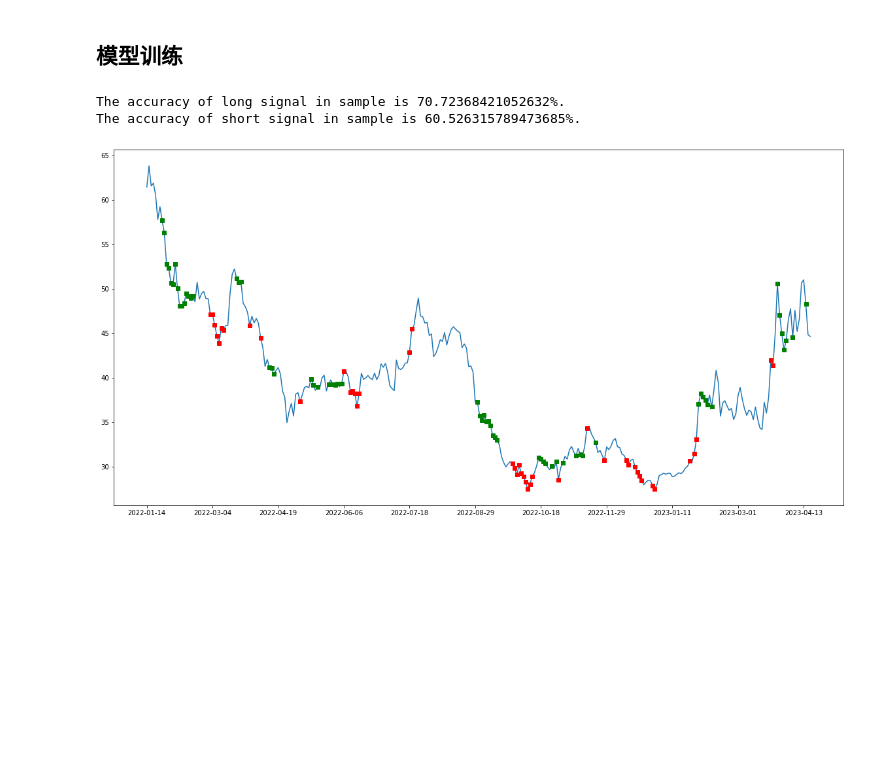
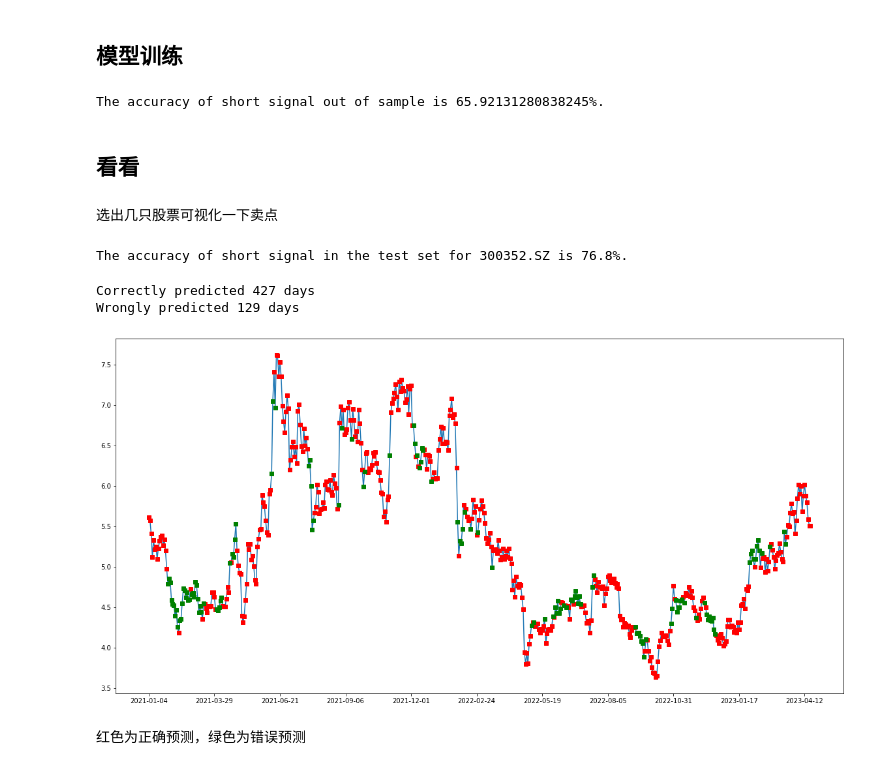
Before and after one commit to ypan-code/factors, a Jupyter notebook: SVM择时.ipynb, the cells around one changed output. Drawn from its saved outputs; the diff is of its cells as text; code cells hidden in the pictures; blank space fills up the shorter version.

```diff
--- a/SVM择时.ipynb
+++ b/SVM择时.ipynb
@@ -53,0 +199,5 @@ features = ['boll', 'macd', 'price_rank_1_months']
+# %%
+# 分割训练集与测试集
+train = data[data.index.get_level_values('date') < '2021-01-01']
+test = data[data.index.get_level_values('date') >= '2021-01-01']
+train.head()
@@ -54,18 +212,8 @@ features = ['boll', 'macd', 'price_rank_1_months']
 # %%
-# 提取布林特征，macd特征
-data = raw_data[features + ['label_long', 'label_short']]
-data = data.dropna()
-# 标准化
-data[features] = (data[features] - data[features].mean()) / data[features].std()
-# 分割训练集与测试集
-train = data[:int(len(data) * 0.8)]
-test = data[int(len(data) * 0.8):]
 # 生成训练集和测试集的特征和标签
-train_x = train.drop(['label_long', 'label_short'], axis = 1)
-train_y_long = train['label_long']
+train_x = train.drop(['label_short'], axis = 1)
 train_y_short = train['label_short']
-test_x = test.drop(['label_long', 'label_short'], axis = 1)
-test_y_long = test['label_long']
+test_x = test.drop(['label_short'], axis = 1)
 test_y_short = test['label_short']
 # %% [markdown]
 ## 模型训练
@@ -73,32 +221,51 @@ test_y_short = test['label_short']
 # 导入SVM模型
 from sklearn import svm
 # 建立模型
-model_long = svm.SVC()
 model_short = svm.SVC()
 # 训练模型
-model_long.fit(train_x, train_y_long)
 model_short.fit(train_x, train_y_short)
 # 预测300571.SZ的涨跌
-pred_long = model_long.predict(test_x)
 pred_short = model_short.predict(test_x)
 # 评估
 from sklearn.metrics import accuracy_score
-print('The accuracy of long signal in sample is ' + str(accuracy_score(test_y_long, pred_long) * 100) + '%.')
-print('The accuracy of short signal in sample is ' + str(accuracy_score(test_y_short, pred_short) * 100) + '%.')
+print('The accuracy of signal out of sample is ' + str(accuracy_score(test_y_short, pred_short) * 100) + '%.')
 # %% [output]
-The accuracy of long signal in sample is 70.72368421052632%.
-The accuracy of short signal in sample is 60.526315789473685%.
+The accuracy of short signal out of sample is 65.92131280838245%.
+# %% [markdown]
+## 看看
+# %% [markdown]
+选出几只股票可视化一下卖点
+# %%
+stock = constituents[3]
+test_x_stock = test_x.loc[test_x.index.get_level_values('stock') == stock]
+test_y_stock = test_y_short.loc[test_y_short.index.get_level_values('stock') == stock]
+pred_y_stock = pred_short[test_y_short.index.get_level_values('stock') == stock]
+print('The accuracy of short signal in the test set for ' + stock + ' is ' + str(round(accuracy_score(test_y_stock, pred_y_stock) * 100, 2)) + '%.')
+# %% [output]
+The accuracy of short signal in the test set for 300352.SZ is 76.8%.
+# %%
+correct = test_y_stock & pred_y_stock
+wrong = pred_y_stock & ~test_y_stock
+print('Correctly predicted ' + str(correct.sum()) + ' days')
+print('Wrongly predicted ' + str(wrong.sum()) + ' days')
+# %% [output]
+Correctly predicted 427 days
+Wrongly predicted 129 days
 # %%
 # 根据data中的数据，画出股票k线图
 import matplotlib.pyplot as plt
 import numpy as np
+plot_index = test_y_stock.index
 plt.figure(figsize = (20, 10))
-plt.plot(test_x.index, raw_data['close'][test_x.index])
-# 标记预测的买入点
-plt.plot(test_x[pred_long == True].index, raw_data['close'][test_x[pred_long == True].index], 'rs')
-plt.plot(test_x[pred_short == True].index, raw_data['close'][test_x[pred_short == True].index], 'gs')
-my_x_ticks = np.arange(0, len(test_x.index), int(len(test_x.index) / 10))
+plt.plot(plot_index.get_level_values('date'), raw_data.loc[plot_index].close)
+# 标记正确买入点
+plt.plot(plot_index[correct].get_level_values('date'), raw_data.loc[plot_index].close[correct], 'rs')
+# 标记错误买入点
+plt.plot(plot_index[wrong].get_level_values('date'), raw_data.loc[plot_index].close[wrong], 'gs')
+my_x_ticks = np.arange(0, len(test_x_stock.index), int(len(test_x_stock.index) / 10))
 plt.xticks(my_x_ticks)
 plt.show()
 # %% [output]
-[figure, old version]
+[figure, new version]
+# %% [markdown]
+红色为正确预测，绿色为错误预测
```
Also changed, not shown: parts of 25 cells of this notebook.
